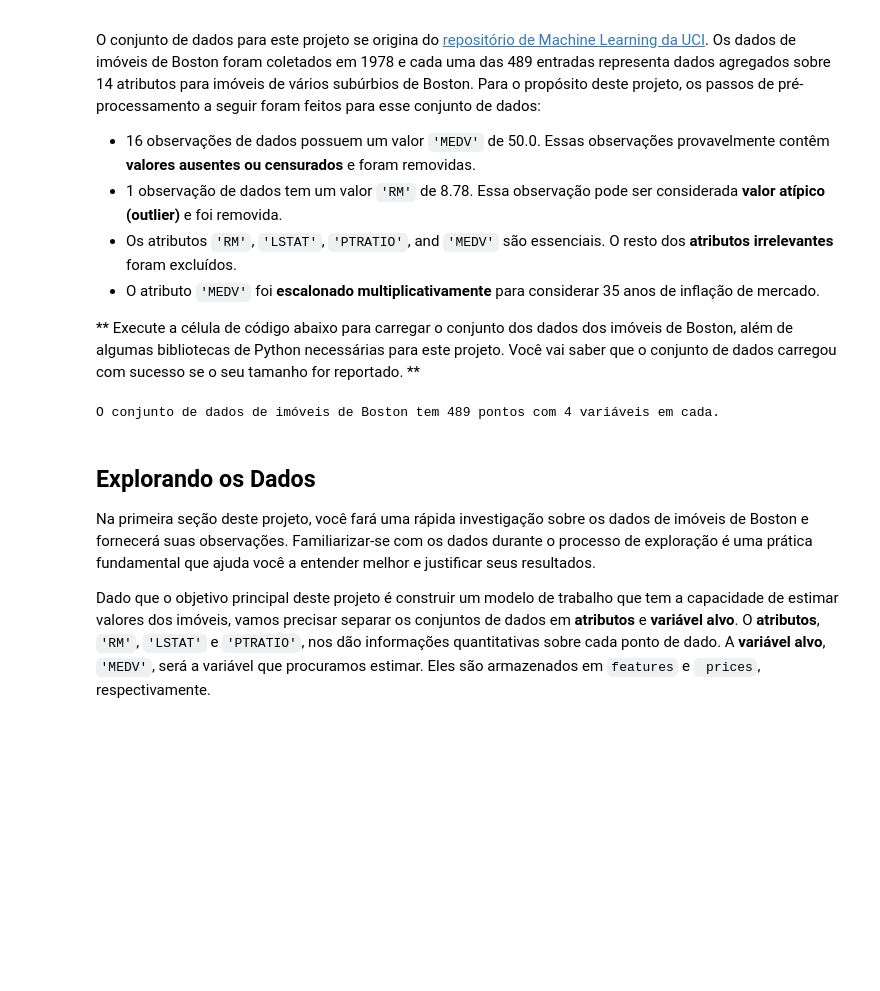
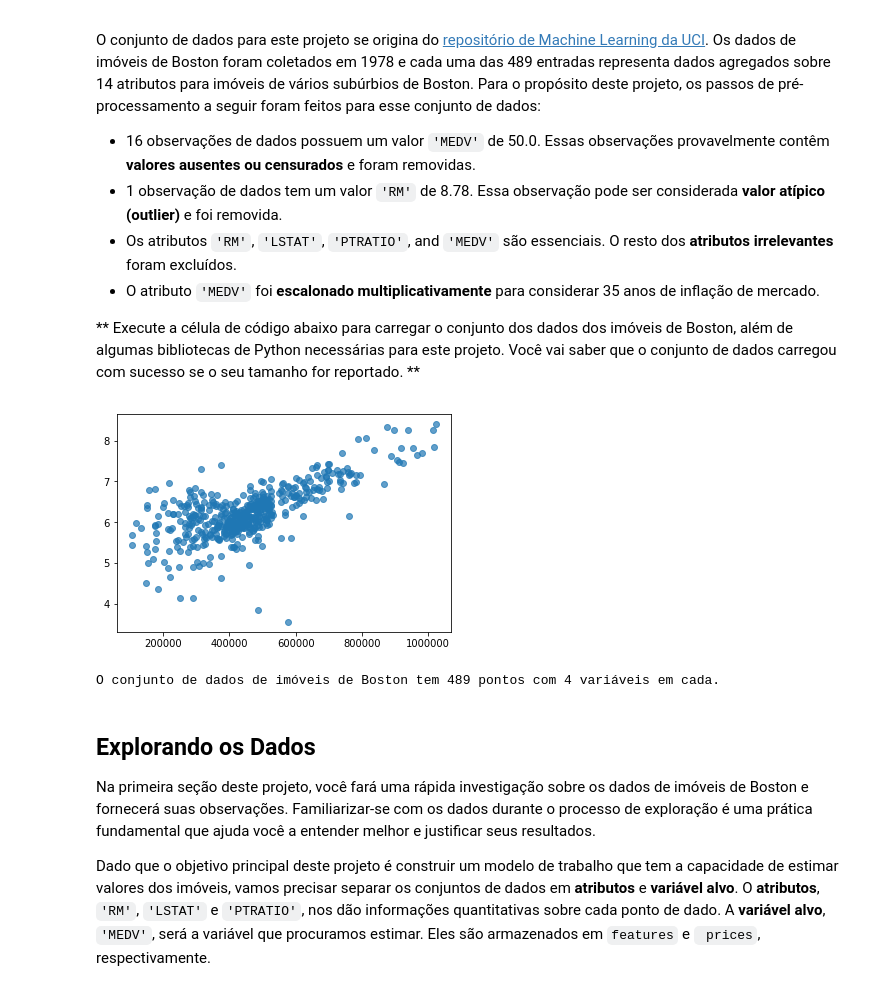
Before and after one commit to brunoeiti/ND-IAML-Boston_housing, a Jupyter notebook: boston_housing_PT.ipynb, the cells around one changed output. Drawn from its saved outputs; the diff is of its cells as text; code cells hidden in the pictures; blank space fills up the shorter version.

```diff
--- a/boston_housing_PT.ipynb
+++ b/boston_housing_PT.ipynb
@@ -37,21 +37,29 @@ O conjunto de dados para este projeto se origina do [repositório de Machine Lea
 # %%
 # Importar as bibliotecas necessárias para este projeto
 import numpy as np
 import pandas as pd
 import visuals as vs # Supplementary code
 from sklearn.model_selection import ShuffleSplit
+import matplotlib.pyplot as plt
+
 
 # Formatação mais bonita para os notebooks
 %matplotlib inline
 
 # Executar o conjunto de dados de imóveis de Boston
 data = pd.read_csv('housing.csv')
 prices = data['MEDV']
 features = data.drop('MEDV', axis = 1)
 
+plt.plot(prices, features['RM'], 'o', alpha=0.7)
+# plt.plot(prices, features['LSTAT'], 'x', alpha=0.7)
+# plt.plot(prices, features['PTRATIO'], '^', alpha=0.7)
+plt.show()
+
 # Êxito
 print("O conjunto de dados de imóveis de Boston tem {} pontos com {} variáveis em cada.".format(*data.shape))
 # %% [output]
+[figure, added]
 O conjunto de dados de imóveis de Boston tem 489 pontos com 4 variáveis em cada.
 # %% [markdown]
 ## Explorando os Dados
```
Also changed, not shown: parts of 9 cells of this notebook, 1 other file.
